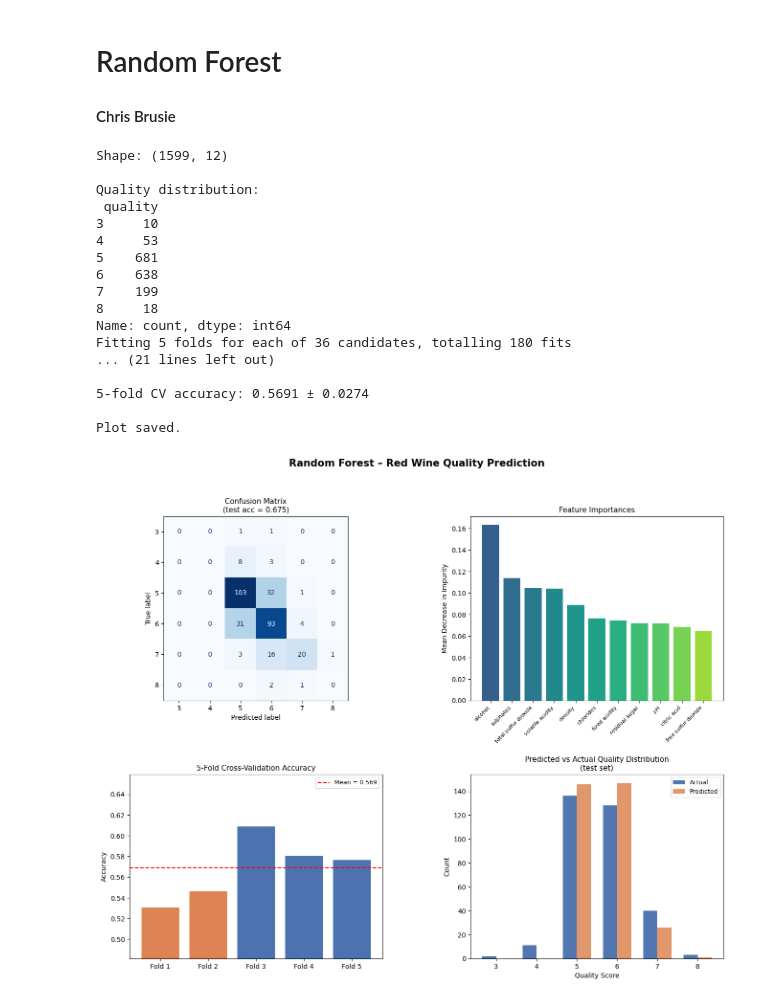
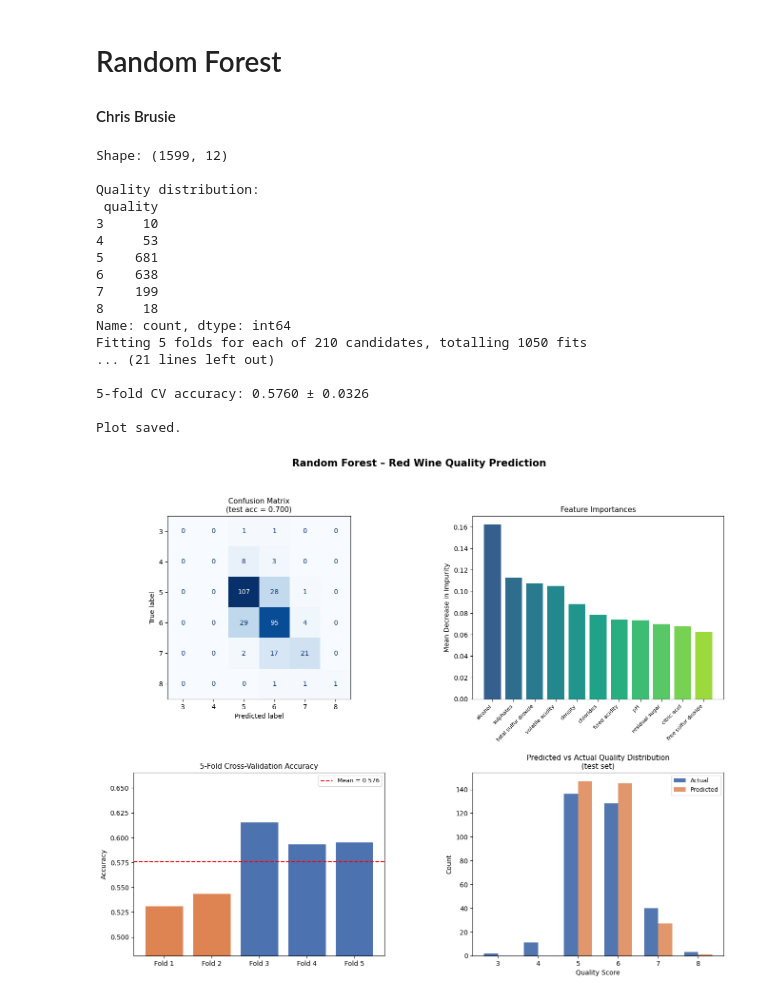
Before and after one commit to ChristopherBrusie/4170_Final_Project, a Jupyter notebook: chris_random_forest.ipynb, the cells around one changed output. Drawn from its saved outputs; the diff is of its cells as text; code cells hidden in the pictures.

```diff
--- a/chris_random_forest.ipynb
+++ b/chris_random_forest.ipynb
@@ -34,9 +34,9 @@ X_train, X_test, y_train, y_test = train_test_split(
 
 # ── 3. Hyper-parameter tuning with GridSearchCV ──────────────────────────────
 param_grid = {
-    "n_estimators": [100, 200, 300],
-    "max_depth":    [None, 10, 20],
-    "min_samples_split": [2, 5],
+    "n_estimators": [1, 10, 50, 100, 200, 500, 700],
+    "max_depth":    [None, 10, 20, 50, 100],
+    "min_samples_split": [2, 5, 10],
     "max_features": ["sqrt", "log2"],
 }
 
@@ -114,33 +114,33 @@ x_pos = np.arange(len(all_classes))
 w = 0.35
 ax3.bar(x_pos - w/2, [actual_counts.get(c, 0) for c in all_classes],
         width=w, label="Actual", color="#345EA2", alpha=0.85)
 ax3.bar(x_pos + w/2, [pred_counts.get(c, 0)  for c in all_classes],
         width=w, label="Predicted", color="#DD8452", alpha=0.85)
 ax3.set_xticks(x_pos)
 ax3.set_xticklabels(all_classes)
 ax3.set_xlabel("Quality Score")
 ax3.set_ylabel("Count")
 ax3.set_title("Predicted vs Actual Quality Distribution\n(test set)", fontsize=11)
 ax3.legend(fontsize=9)
 
 plt.savefig("figures/wine_rf_results.png", dpi=150, bbox_inches="tight")
 print("\nPlot saved.")
 # %% [output]
 Shape: (1599, 12)
 
 Quality distribution:
  quality
 3     10
 4     53
 5    681
 6    638
 7    199
 8     18
 Name: count, dtype: int64
-Fitting 5 folds for each of 36 candidates, totalling 180 fits
+Fitting 5 folds for each of 210 candidates, totalling 1050 fits
 ... (21 lines left out)
 
-5-fold CV accuracy: 0.5691 ± 0.0274
+5-fold CV accuracy: 0.5760 ± 0.0326
 
 Plot saved.
-[figure, old version]
+[figure, new version]
```
Also changed, not shown: 1 other file.
